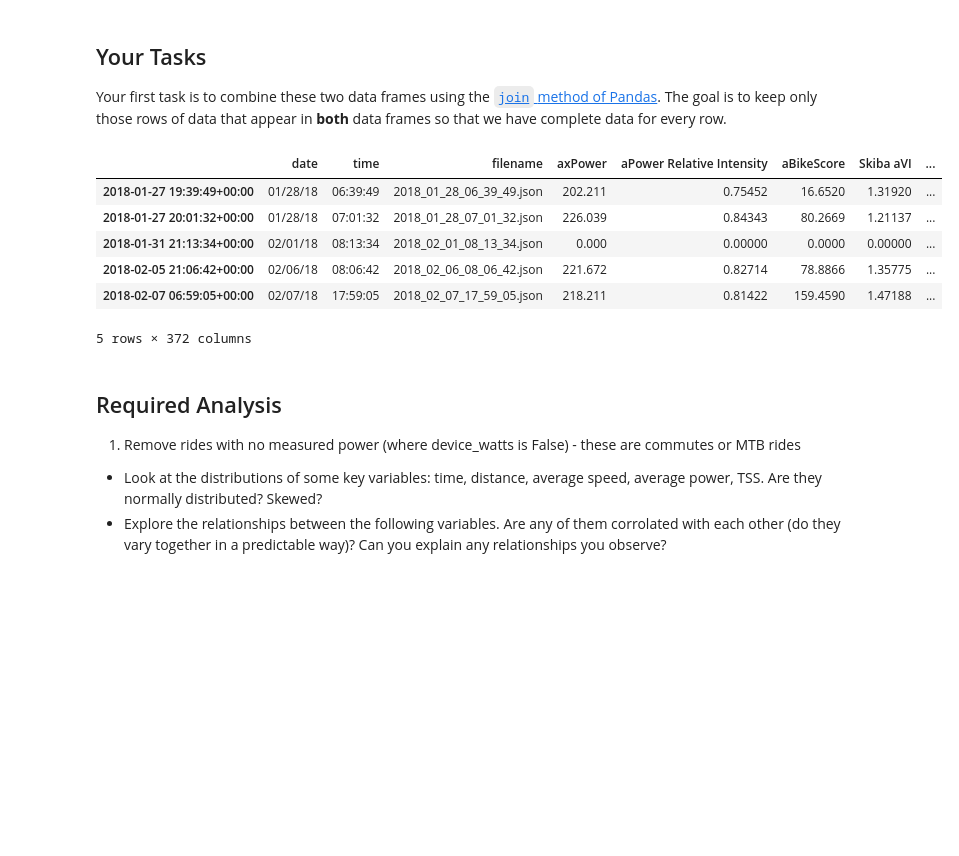
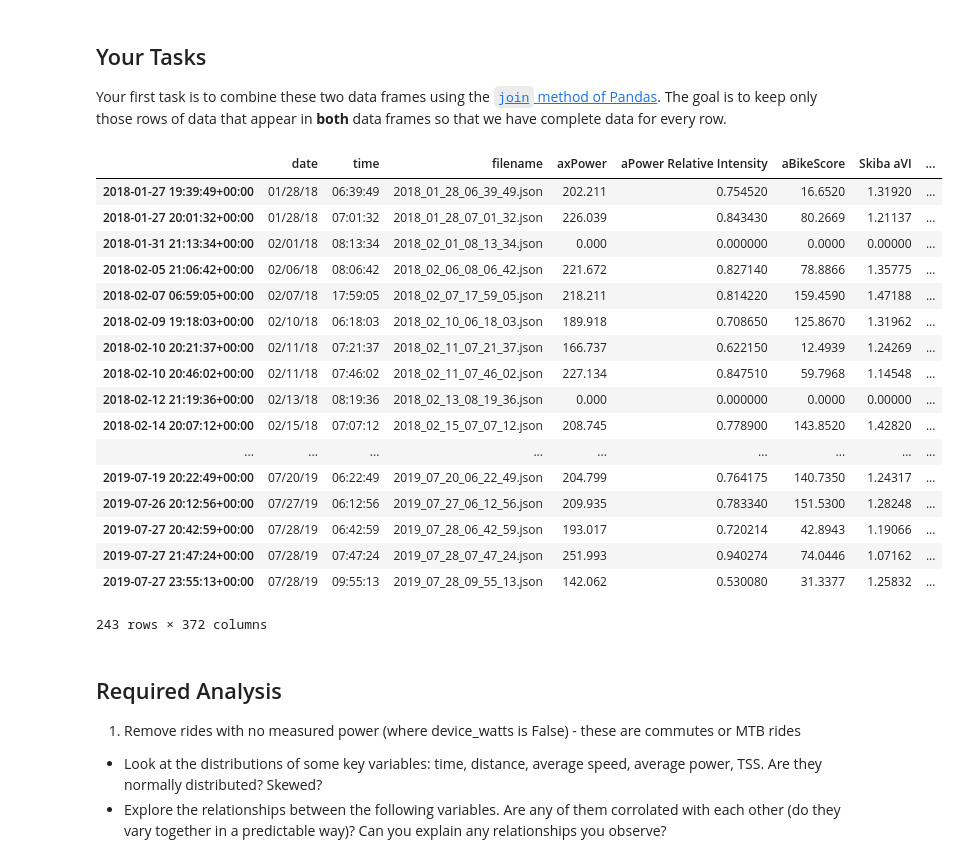
Before and after one commit to garyliu427/portfolio-2019-garyliu427, a Jupyter notebook: Portfolio 1.ipynb, the cells around one changed output. Cells and saved outputs as stored; diff of their text form; code cells hidden in the pictures; blank space fills up the shorter version.

```diff
--- a/Portfolio 1.ipynb
+++ b/Portfolio 1.ipynb
@@ -89,15 +89,26 @@ Your first task is to combine these two data frames using the [`join` method of
 that appear in __both__ data frames so that we have complete data for every row.
 # %%
 result = cheetah.join(strava, how='inner')
-result.head()
+result
 # %% [output]
 |  | date | time | filename | axPower | aPower Relative Intensity | aBikeScore | Skiba aVI | ... |
-| 2018-01-27 19:39:49+00:00 | 01/28/18 | 06:39:49 | 2018_01_28_06_39_49.json | 202.211 | 0.75452 | 16.6520 | 1.31920 | ... |
-| 2018-01-27 20:01:32+00:00 | 01/28/18 | 07:01:32 | 2018_01_28_07_01_32.json | 226.039 | 0.84343 | 80.2669 | 1.21137 | ... |
-| 2018-01-31 21:13:34+00:00 | 02/01/18 | 08:13:34 | 2018_02_01_08_13_34.json | 0.000 | 0.00000 | 0.0000 | 0.00000 | ... |
-| 2018-02-05 21:06:42+00:00 | 02/06/18 | 08:06:42 | 2018_02_06_08_06_42.json | 221.672 | 0.82714 | 78.8866 | 1.35775 | ... |
-| 2018-02-07 06:59:05+00:00 | 02/07/18 | 17:59:05 | 2018_02_07_17_59_05.json | 218.211 | 0.81422 | 159.4590 | 1.47188 | ... |
+| 2018-01-27 19:39:49+00:00 | 01/28/18 | 06:39:49 | 2018_01_28_06_39_49.json | 202.211 | 0.754520 | 16.6520 | 1.31920 | ... |
+| 2018-01-27 20:01:32+00:00 | 01/28/18 | 07:01:32 | 2018_01_28_07_01_32.json | 226.039 | 0.843430 | 80.2669 | 1.21137 | ... |
+| 2018-01-31 21:13:34+00:00 | 02/01/18 | 08:13:34 | 2018_02_01_08_13_34.json | 0.000 | 0.000000 | 0.0000 | 0.00000 | ... |
+| 2018-02-05 21:06:42+00:00 | 02/06/18 | 08:06:42 | 2018_02_06_08_06_42.json | 221.672 | 0.827140 | 78.8866 | 1.35775 | ... |
+| 2018-02-07 06:59:05+00:00 | 02/07/18 | 17:59:05 | 2018_02_07_17_59_05.json | 218.211 | 0.814220 | 159.4590 | 1.47188 | ... |
+| 2018-02-09 19:18:03+00:00 | 02/10/18 | 06:18:03 | 2018_02_10_06_18_03.json | 189.918 | 0.708650 | 125.8670 | 1.31962 | ... |
+| 2018-02-10 20:21:37+00:00 | 02/11/18 | 07:21:37 | 2018_02_11_07_21_37.json | 166.737 | 0.622150 | 12.4939 | 1.24269 | ... |
+| 2018-02-10 20:46:02+00:00 | 02/11/18 | 07:46:02 | 2018_02_11_07_46_02.json | 227.134 | 0.847510 | 59.7968 | 1.14548 | ... |
+| 2018-02-12 21:19:36+00:00 | 02/13/18 | 08:19:36 | 2018_02_13_08_19_36.json | 0.000 | 0.000000 | 0.0000 | 0.00000 | ... |
+| 2018-02-14 20:07:12+00:00 | 02/15/18 | 07:07:12 | 2018_02_15_07_07_12.json | 208.745 | 0.778900 | 143.8520 | 1.42820 | ... |
+| ... | ... | ... | ... | ... | ... | ... | ... | ... |
+| 2019-07-19 20:22:49+00:00 | 07/20/19 | 06:22:49 | 2019_07_20_06_22_49.json | 204.799 | 0.764175 | 140.7350 | 1.24317 | ... |
+| 2019-07-26 20:12:56+00:00 | 07/27/19 | 06:12:56 | 2019_07_27_06_12_56.json | 209.935 | 0.783340 | 151.5300 | 1.28248 | ... |
+| 2019-07-27 20:42:59+00:00 | 07/28/19 | 06:42:59 | 2019_07_28_06_42_59.json | 193.017 | 0.720214 | 42.8943 | 1.19066 | ... |
+| 2019-07-27 21:47:24+00:00 | 07/28/19 | 07:47:24 | 2019_07_28_07_47_24.json | 251.993 | 0.940274 | 74.0446 | 1.07162 | ... |
+| 2019-07-27 23:55:13+00:00 | 07/28/19 | 09:55:13 | 2019_07_28_09_55_13.json | 142.062 | 0.530080 | 31.3377 | 1.25832 | ... |
-5 rows × 372 columns
+243 rows × 372 columns
 # %% [markdown]
 ## Required Analysis
 
```
Also changed, not shown: parts of 9 cells of this notebook.
